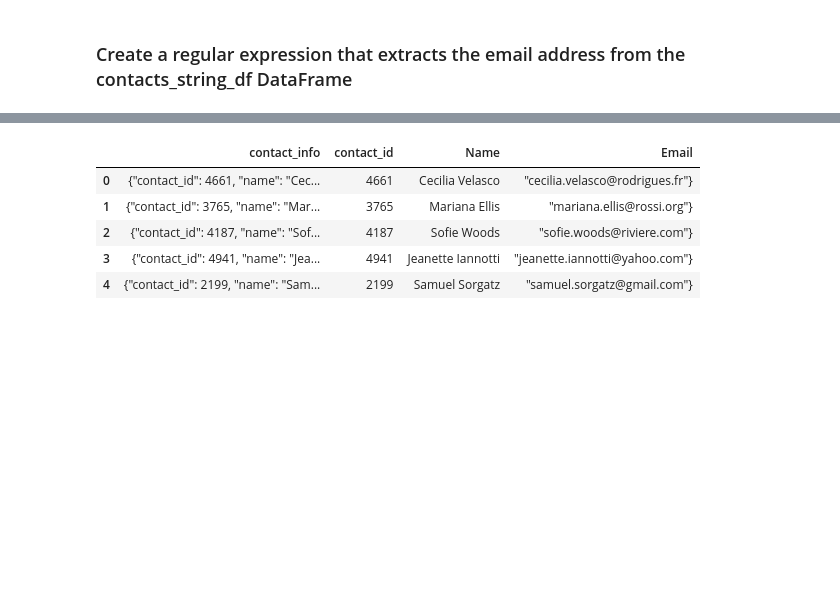
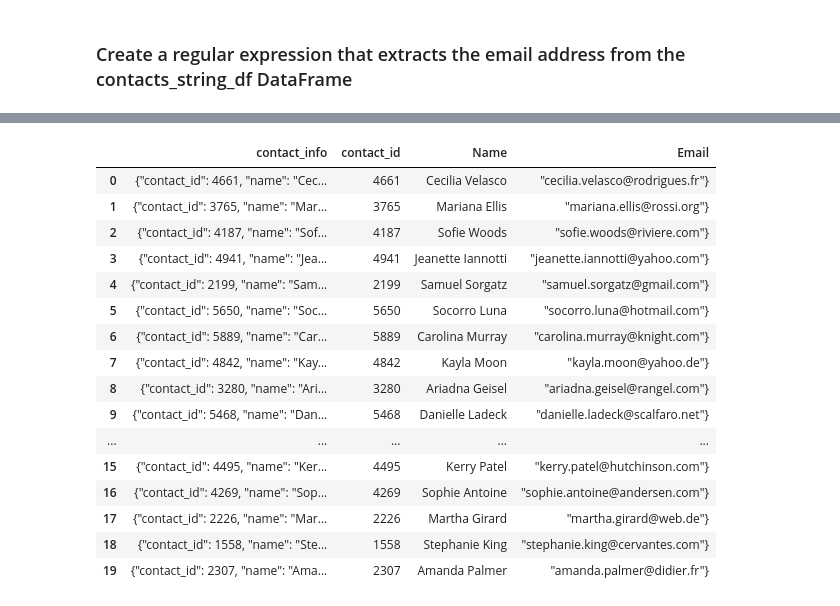
Before and after one commit to MireyNM/Crowdfunding-ETL, a Jupyter notebook: etltest.ipynb, the cells around one changed output, grey strips where cells are left out. Drawn from its saved outputs; the diff is of its cells as text; code cells hidden in the pictures; blank space fills up the shorter version.

```diff
--- a/etltest.ipynb
+++ b/etltest.ipynb
@@ -570,3 +570,6 @@ contact_info_df.head()
 | 4 | {"contact_id": 2199, "name": "Sam... | 2199 | Samuel Sorgatz |
 # %% [markdown]
 ### Create a regular expression that extracts the email address from the contacts_string_df DataFrame
+# %%
+contact_info_df['Email'] = contact_info_df['contact_info'].str.extract(r'([A-Za-z]+\.\w+@\w+\.+[a-z]+[a-z]+)', expand=True)
+contact_info_df.head(20)
@@ -572,0 +594,3 @@ contact_info_df.head()
+# %%
+contact_info_df['Email'] = contact_info_df['contact_info'].str.extract(r'([A-Za-z]+\.\w+@\w+\.+\w{2,4})', expand=True)
+contact_info_df.head(20)
@@ -573,10 +615,21 @@ contact_info_df.head()
 # %%
-contact_info_df['Email'] = contact_info_df['contact_info'].str.extract(r'(\S+@\S+)', expand=True)
-contact_info_df.head()
+contact_info_df['Email'] = contact_info_df['contact_info'].str.extract(r'(\S+@\S+)')
+contact_info_df.head(20)
 # %% [output]
 |  | contact_info | contact_id | Name | Email |
 | 0 | {"contact_id": 4661, "name": "Cec... | 4661 | Cecilia Velasco | "cecilia.velasco@rodrigues.fr"} |
 | 1 | {"contact_id": 3765, "name": "Mar... | 3765 | Mariana Ellis | "mariana.ellis@rossi.org"} |
 | 2 | {"contact_id": 4187, "name": "Sof... | 4187 | Sofie Woods | "sofie.woods@riviere.com"} |
 | 3 | {"contact_id": 4941, "name": "Jea... | 4941 | Jeanette Iannotti | "jeanette.iannotti@yahoo.com"} |
 | 4 | {"contact_id": 2199, "name": "Sam... | 2199 | Samuel Sorgatz | "samuel.sorgatz@gmail.com"} |
+| 5 | {"contact_id": 5650, "name": "Soc... | 5650 | Socorro Luna | "socorro.luna@hotmail.com"} |
+| 6 | {"contact_id": 5889, "name": "Car... | 5889 | Carolina Murray | "carolina.murray@knight.com"} |
+| 7 | {"contact_id": 4842, "name": "Kay... | 4842 | Kayla Moon | "kayla.moon@yahoo.de"} |
+| 8 | {"contact_id": 3280, "name": "Ari... | 3280 | Ariadna Geisel | "ariadna.geisel@rangel.com"} |
+| 9 | {"contact_id": 5468, "name": "Dan... | 5468 | Danielle Ladeck | "danielle.ladeck@scalfaro.net"} |
+| ... | ... | ... | ... | ... |
+| 15 | {"contact_id": 4495, "name": "Ker... | 4495 | Kerry Patel | "kerry.patel@hutchinson.com"} |
+| 16 | {"contact_id": 4269, "name": "Sop... | 4269 | Sophie Antoine | "sophie.antoine@andersen.com"} |
+| 17 | {"contact_id": 2226, "name": "Mar... | 2226 | Martha Girard | "martha.girard@web.de"} |
+| 18 | {"contact_id": 1558, "name": "Ste... | 1558 | Stephanie King | "stephanie.king@cervantes.com"} |
+| 19 | {"contact_id": 2307, "name": "Ama... | 2307 | Amanda Palmer | "amanda.palmer@didier.fr"} |
```
Also changed, not shown: parts of 7 cells of this notebook.
